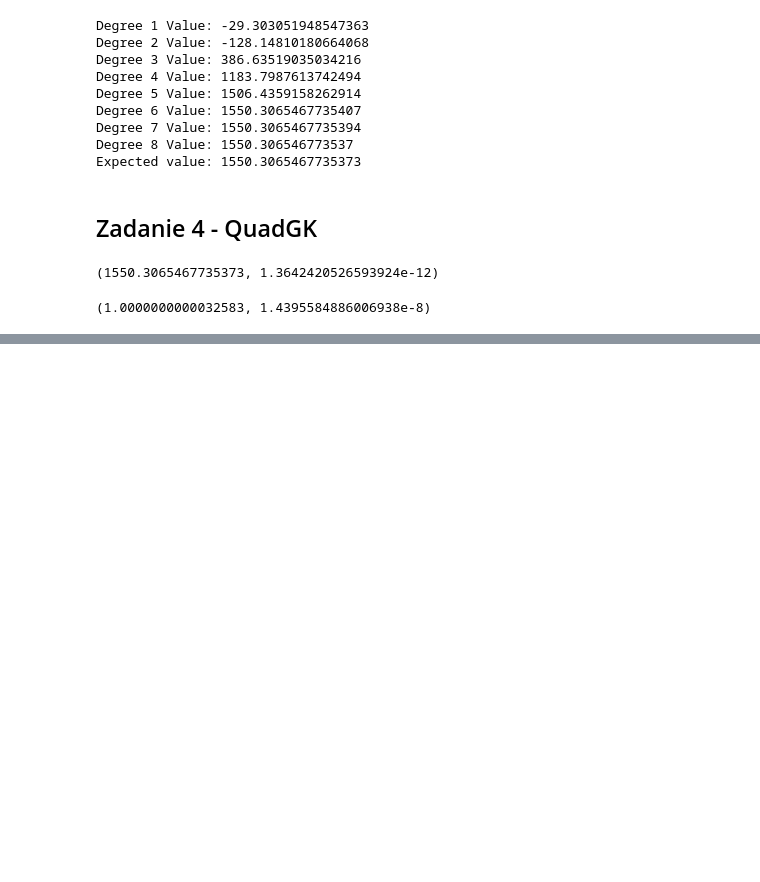
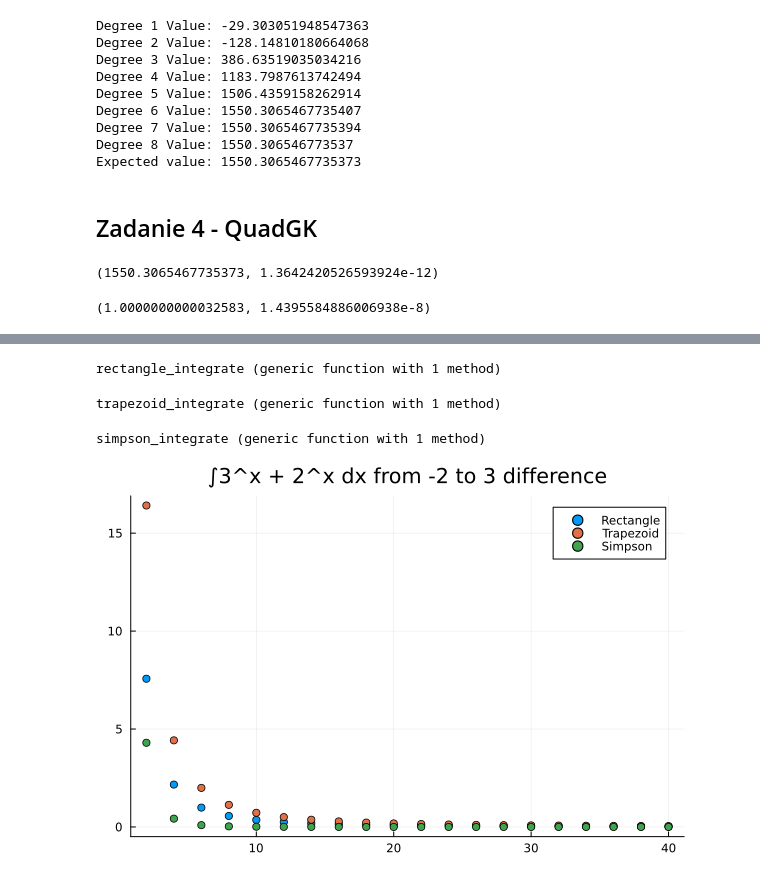
Before and after one commit to jakub-fabia/AGH_CMISAT, a Jupyter notebook: juliaNotebook/Lab7/Assignment/Lab7.ipynb, the cells around one changed output, grey strips where cells are left out. Saved outputs shown, nothing was run; the diff lists cells and outputs as text; code cells hidden in the pictures; blank space fills up the shorter version.

```diff
--- a/juliaNotebook/Lab7/Assignment/Lab7.ipynb
+++ b/juliaNotebook/Lab7/Assignment/Lab7.ipynb
@@ -195,0 +198,40 @@ quadgk(normal_distribution, -Inf,Inf)
+# %%
+function rectangle_integrate(f, n, a, b)
+    h = (b-a)/n
+    x = a+(h/2):h:b
+    y = f.(x)
+    return h * sum(y)
+end
+# %% [output]
+rectangle_integrate (generic function with 1 method)
+# %%
+function trapezoid_integrate(f, n, a, b)
+    h = (b - a) / n
+    x = a:h:b
+    y = f.(x)
+    return h * (0.5 * y[1] + sum(y[2:end-1]) + 0.5 * y[end])
+end
+# %% [output]
+trapezoid_integrate (generic function with 1 method)
+# %%
+function simpson_integrate(f, n, a, b)
+    if n % 2 != 0
+        error("n must be even")
+    end
+    h = (b - a) / n
+    x = a:h:b
+    y = f.(x)
+
+    result = y[1] + y[end] + 4 * sum(y[2:2:end-1]) + 2 * sum(y[3:2:end-2])
+
+    return (h / 3) * result
+end
+# %% [output]
+simpson_integrate (generic function with 1 method)
+# %%
+fun = x -> 3^x + 2^x
+exact = 242/(9*log(3)) + 31/log(16)
+test_frame3 = DataFrame(points = Int64[], rectangle = Float64[], trapezoid = Float64[], simpson = Float64[])
+for i in 2:2:40
+    push!(test_frame3, [i abs(rectangle_integrate(fun, i, -2, 3)-exact) abs(trapezoid_integrate(fun, i, -2, 3)-exact) abs(simpson_integrate(fun, i, -2, 3)-exact)])
+end
@@ -195,0 +246,19 @@ quadgk(normal_distribution, -Inf,Inf)
+# %%
+scatter(
+    test_frame3.points,
+    test_frame3.rectangle,
+    label="Rectangle",
+    title="∫3^x + 2^x dx from -2 to 3 difference"
+)
+scatter!(
+    test_frame3.points,
+    test_frame3.trapezoid,
+    label="Trapezoid"
+)
+scatter!(
+    test_frame3.points,
+    test_frame3.simpson,
+    label="Simpson"
+)
+# %% [output]
+[figure, added]
```
Also changed, not shown: parts of 3 cells of this notebook.
